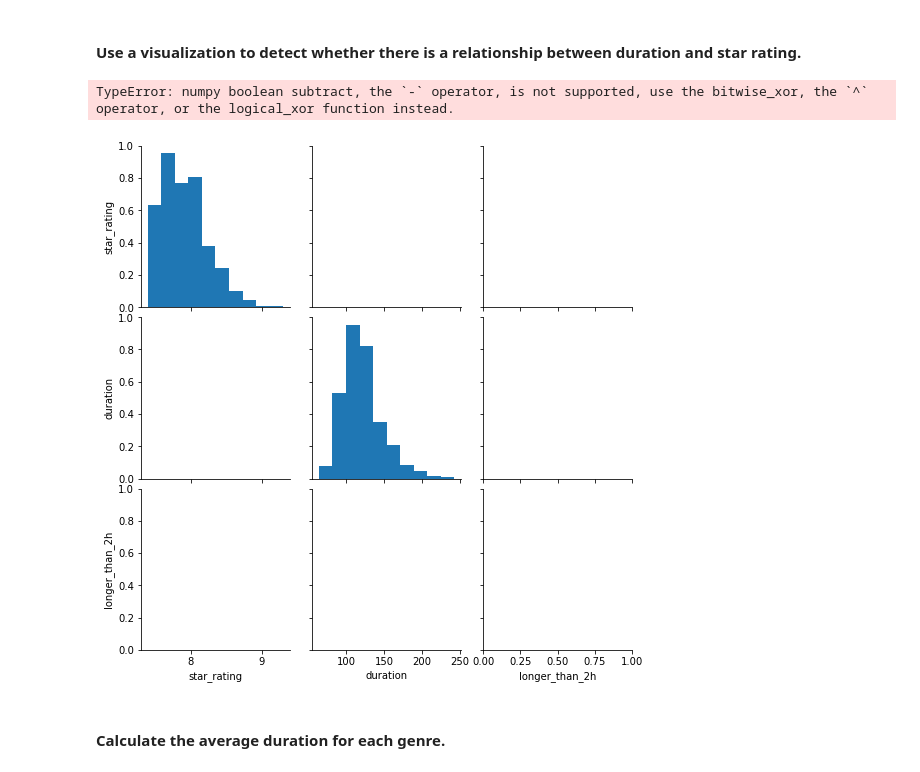
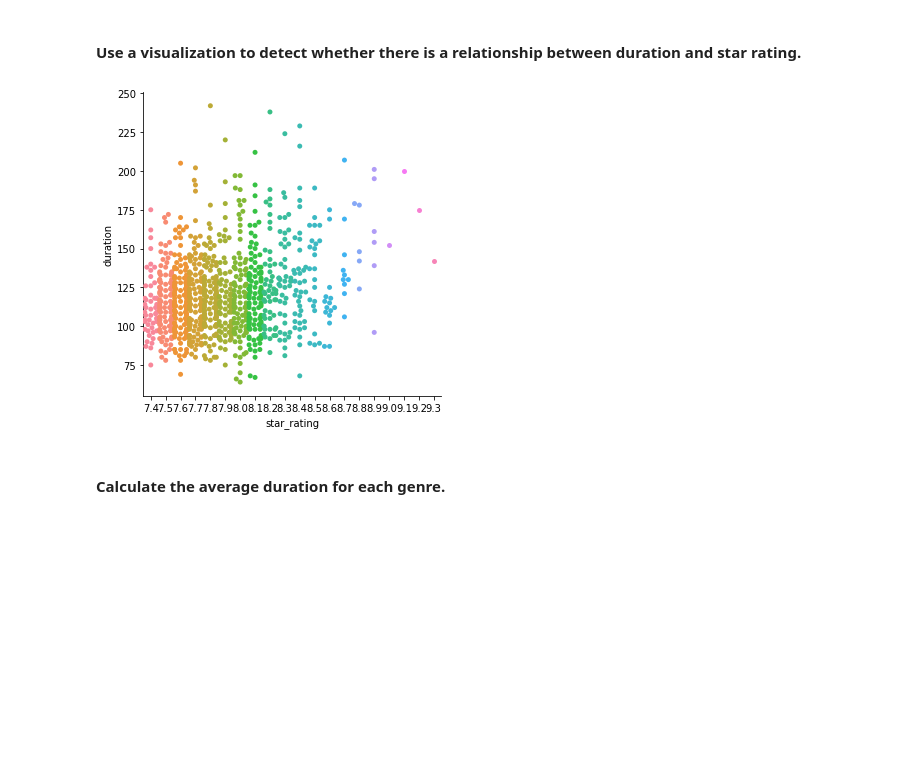
Before and after one commit to sprintkayaking/DAT-07-28, a Jupyter notebook: Homework/Unit2/studentprojects/project-eda-imdb-iuliana.ipynb, the cells around one changed output. Cells and saved outputs as stored; diff of their text form; code cells hidden in the pictures; blank space fills up the shorter version.

```diff
--- a/Homework/Unit2/studentprojects/project-eda-imdb-iuliana.ipynb
+++ b/Homework/Unit2/studentprojects/project-eda-imdb-iuliana.ipynb
@@ -181,11 +181,10 @@ movies.groupby('longer_than_2h').mean()[['star_rating']]
 | True | 7.83849 |
 # %% [markdown]
 #### Use a visualization to detect whether there is a relationship between duration and star rating.
-# %%
-sns.pairplot(movies);
-# %% [output]
-TypeError: numpy boolean subtract, the `-` operator, is not supported, use the bitwise_xor, the `^` operator, or the logical_xor function instead.
-[figure, removed]
+# %%
+sns.catplot(x='star_rating', y='duration', kind='swarm', data=movies);
+# %% [output]
+[figure, added]
 # %% [markdown]
 #### Calculate the average duration for each genre.
 # %%
```
Also changed, not shown: parts of 8 cells of this notebook.
